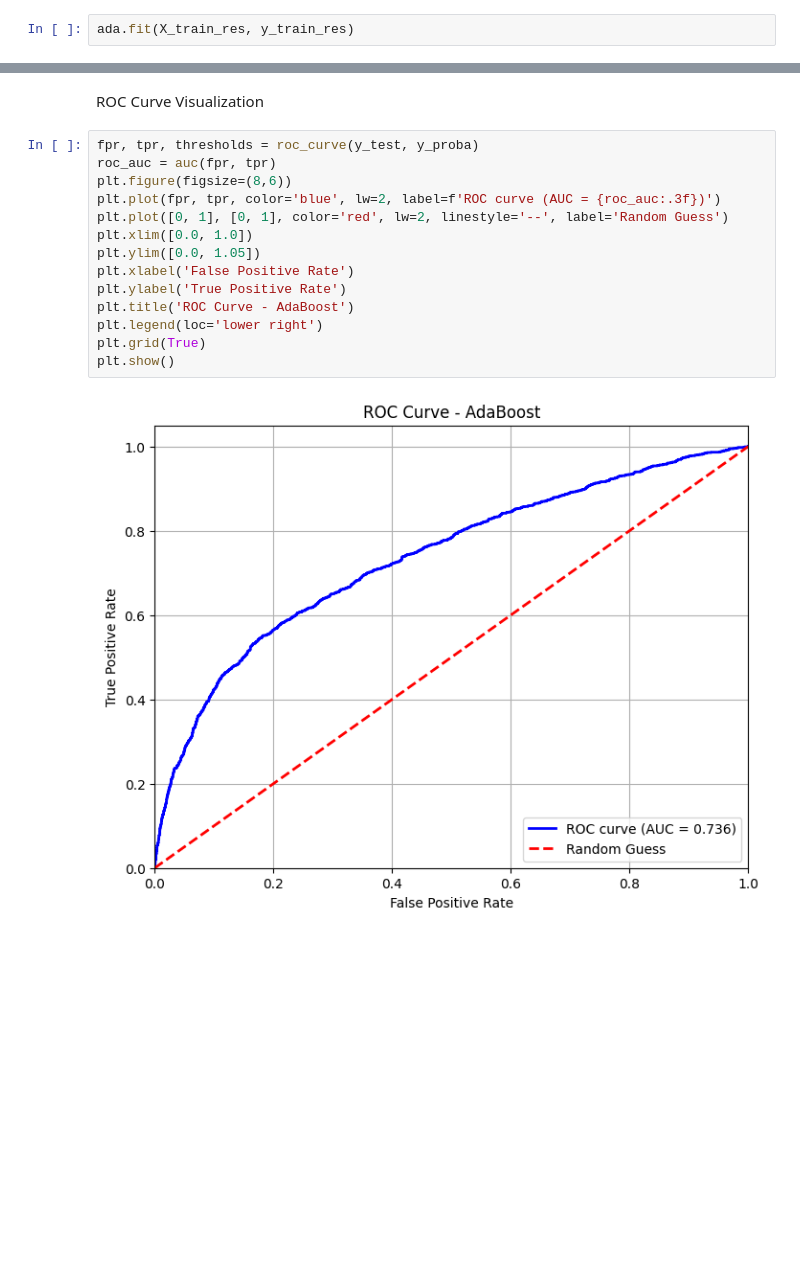
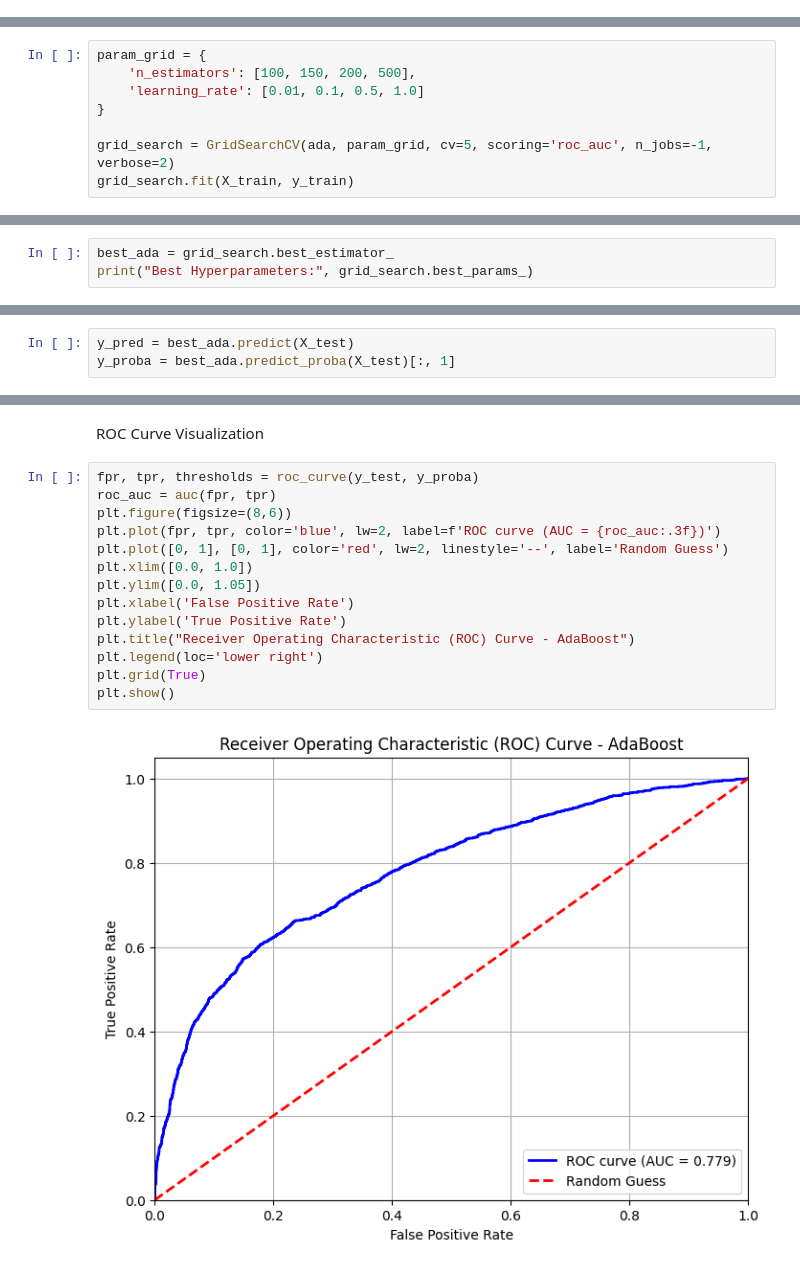
Before and after one commit to Sunmathi-A77/CreditCardDefaultPrediction-AdaBoost, a Jupyter notebook: CreditCardDefaultPrediction.ipynb, the cells around one changed output, grey strips where cells are left out. Saved outputs shown, nothing was run; the diff lists cells and outputs as text; blank space fills up the shorter version.

```diff
--- a/CreditCardDefaultPrediction.ipynb
+++ b/CreditCardDefaultPrediction.ipynb
@@ -327,5 +327,3 @@ Define Base Estimator & AdaBoost
 # %%
 base_est = DecisionTreeClassifier(max_depth=3, random_state=42)
 ada = AdaBoostClassifier(estimator=base_est, n_estimators=100, learning_rate=0.5, random_state=42)
-# %%
-ada.fit(X_train_res, y_train_res)
@@ -338,0 +330,8 @@ y_proba = ada.predict_proba(X_test)[:, 1]
+# %%
+param_grid = {
+    'n_estimators': [100, 150, 200, 500],
+    'learning_rate': [0.01, 0.1, 0.5, 1.0]
+}
+
+grid_search = GridSearchCV(ada, param_grid, cv=5, scoring='roc_auc', n_jobs=-1, verbose=2)
+grid_search.fit(X_train, y_train)
@@ -338,0 +349,3 @@ y_proba = ada.predict_proba(X_test)[:, 1]
+# %%
+best_ada = grid_search.best_estimator_
+print("Best Hyperparameters:", grid_search.best_params_)
@@ -339,2 +354,5 @@ y_proba = ada.predict_proba(X_test)[:, 1]
+# %%
+y_pred = best_ada.predict(X_test)
+y_proba = best_ada.predict_proba(X_test)[:, 1]
 # %% [markdown]
 Evaluate on Test Set
@@ -370,16 +388,16 @@ ROC Curve Visualization
 # %%
 fpr, tpr, thresholds = roc_curve(y_test, y_proba)
 roc_auc = auc(fpr, tpr)
 plt.figure(figsize=(8,6))
 plt.plot(fpr, tpr, color='blue', lw=2, label=f'ROC curve (AUC = {roc_auc:.3f})')
 plt.plot([0, 1], [0, 1], color='red', lw=2, linestyle='--', label='Random Guess')
 plt.xlim([0.0, 1.0])
 plt.ylim([0.0, 1.05])
 plt.xlabel('False Positive Rate')
 plt.ylabel('True Positive Rate')
-plt.title('ROC Curve - AdaBoost')
+plt.title("Receiver Operating Characteristic (ROC) Curve - AdaBoost")
 plt.legend(loc='lower right')
 plt.grid(True)
 plt.show()
 # %% [output]
-[figure, old version]
+[figure, new version]
```
Also changed, not shown: parts of 9 cells of this notebook, 2 other files.
